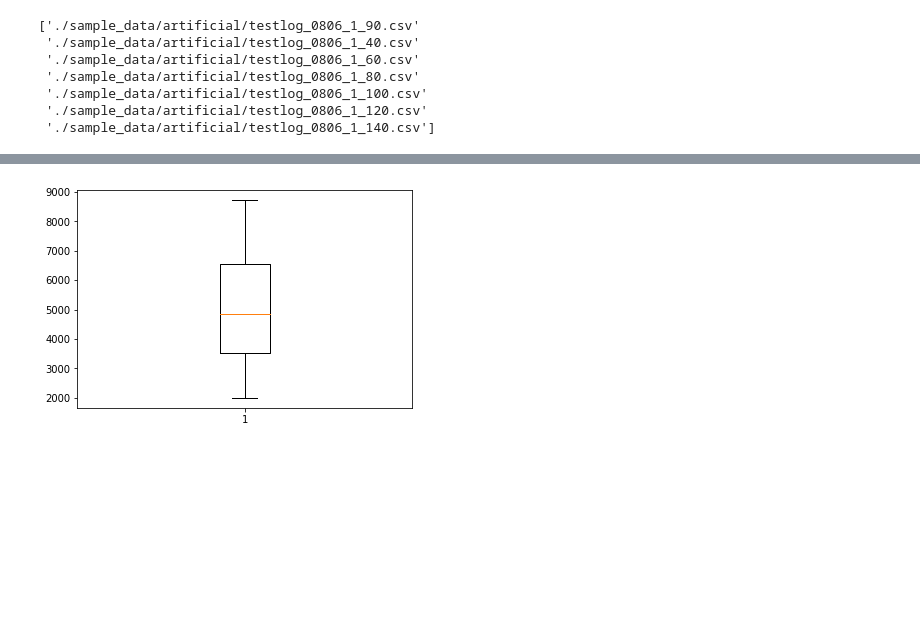
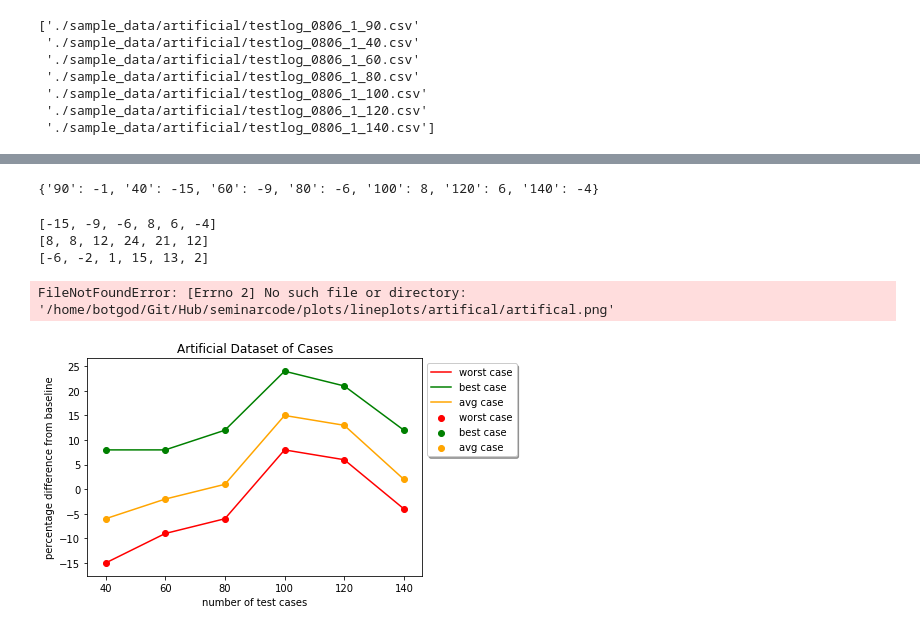
Before and after one commit to Dilyar-Iskan/seminarcode, a Jupyter notebook: visualize/boxplots.ipynb, the cells around one changed output, grey strips where cells are left out. Saved outputs shown, nothing was run; the diff lists cells and outputs as text; code cells hidden in the pictures; blank space fills up the shorter version.

```diff
--- a/visualize/boxplots.ipynb
+++ b/visualize/boxplots.ipynb
@@ -51,8 +51,11 @@ for i in baseline['Baseline test_path'].unique():
 def compare_methods(suggested, baseline):
   percentage_change = (suggested - baseline) / baseline * 100
   if percentage_change > 0:
-    print(f" baseline is {percentage_change:.2f}% better than suggested")
+    #print(f" suggested is {-percentage_change:.2f}% better than baseline")
+    return f"{-percentage_change:.2f}%"
   elif percentage_change < 0:
-    print(f" suggested is {-percentage_change:.2f}% better than baseline")
+    #print(f" suggested is {-percentage_change:.2f}% better than baseline")
+    return f"{-percentage_change:.2f}%"
   else:
-    print("suggested and baseline are equally good")
+    #print("suggested and baseline are equally good")
+    return f"0%"
@@ -228,6 +171,50 @@ worst case beta:  0.1
 # %%
 # create box plots from the column total_weighted_sum in the dataframe suggested where the test path is the same as the one in the baseline dataframe
-plt.boxplot(suggested[' total_weighted_sum'])
-plt.show()
+#plt.boxplot(suggested[' total_weighted_sum'])
+#plt.show()
-# %% [output]
-[figure, removed]
+# %%
+print(worst_case)
+# %% [output]
+{'90': -1, '40': -15, '60': -9, '80': -6, '100': 8, '120': 6, '140': -4}
+# %%
+
+# add data points to each xtick from ['40', '60', '80', '100', '120', '140']
+xticks = ['40', '60', '80', '100', '120', '140']
+worst_case_line = []
+best_case_line = []
+avg_case_line = []
+for i in xticks:
+    worst_case_line.append(int(worst_case[i]))
+    best_case_line.append(best_case[i])
+    avg_case_line.append(avg_case[i])
+# %%
+print(worst_case_line)
+print(best_case_line)
+print(avg_case_line)
+# %% [output]
+[-15, -9, -6, 8, 6, -4]
+[8, 8, 12, 24, 21, 12]
+[-6, -2, 1, 15, 13, 2]
+# %%
+# create a line plot for the best case, worst case and average case
+plt.figure()
+plt.title('Artificial Dataset of Cases')
+
+plt.plot(xticks, worst_case_line, label='worst case', color='red')
+plt.plot(xticks, best_case_line, label='best case', color='green')
+plt.plot(xticks, avg_case_line, label='avg case', color='orange')
+
+plt.scatter(xticks, worst_case_line, label='worst case', color='red')
+plt.scatter(xticks, best_case_line, label='best case', color='green')
+plt.scatter(xticks, avg_case_line, label='avg case', color='orange')
+
+
+plt.xlabel('number of test cases')
+plt.ylabel('percentage difference from baseline')
+plt.legend(shadow=True, fancybox=True, loc='upper left', bbox_to_anchor=(1, 1))
+plt.savefig(os.path.join(project_root, 'plots', 'lineplots', 'artifical', 'artifical.png'))
+
+plt.show()
+# %% [output]
+FileNotFoundError: [Errno 2] No such file or directory: '/home/botgod/Git/Hub/seminarcode/plots/lineplots/artifical/artifical.png'
+[figure, added]
```
Also changed, not shown: parts of 5 cells of this notebook, 13 other files.
